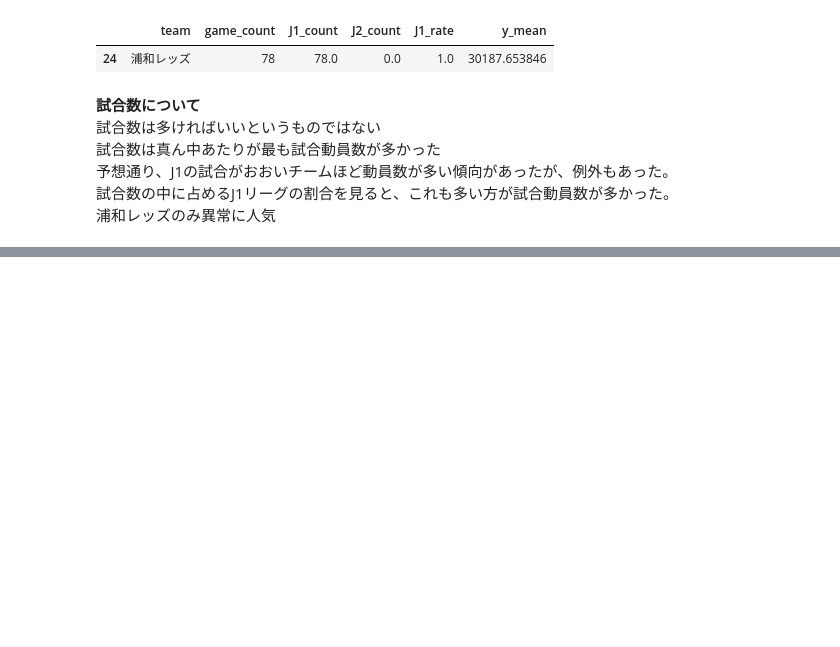
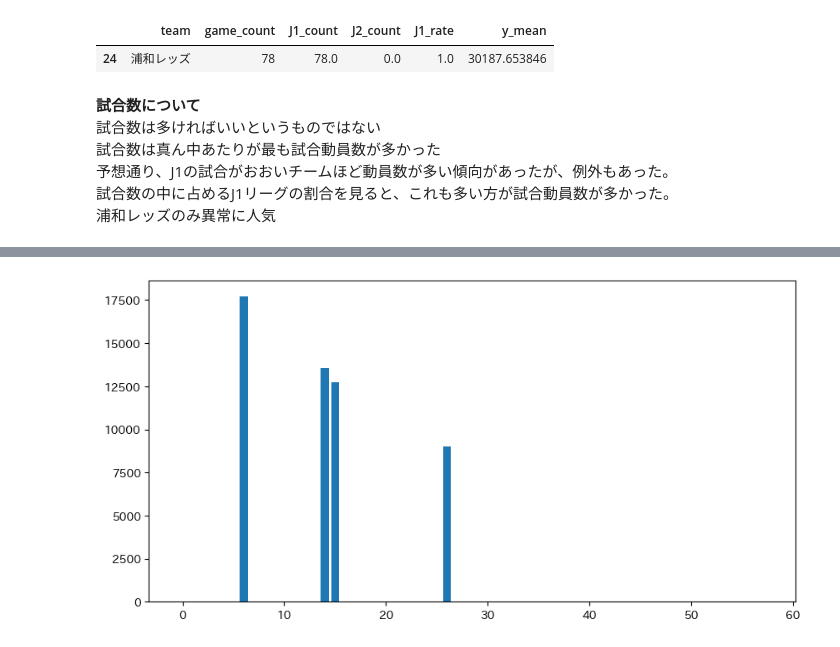
Before and after one commit to MAMMARU-class/UEC_3rd_datascience, a Jupyter notebook: 05_EDA.ipynb, the cells around one changed output, grey strips where cells are left out. Saved outputs shown, nothing was run; the diff lists cells and outputs as text; code cells hidden in the pictures; blank space fills up the shorter version.

```diff
--- a/05_EDA.ipynb
+++ b/05_EDA.ipynb
@@ -668,0 +749,5 @@ game_count[game_count["y_mean"] > 29000]
+# %%
+plt.bar(stadium_each.index, stadium_each["y_屋"])
+plt.show()
+# %% [output]
+[figure, added]
```
Also changed, not shown: parts of 14 cells of this notebook.
